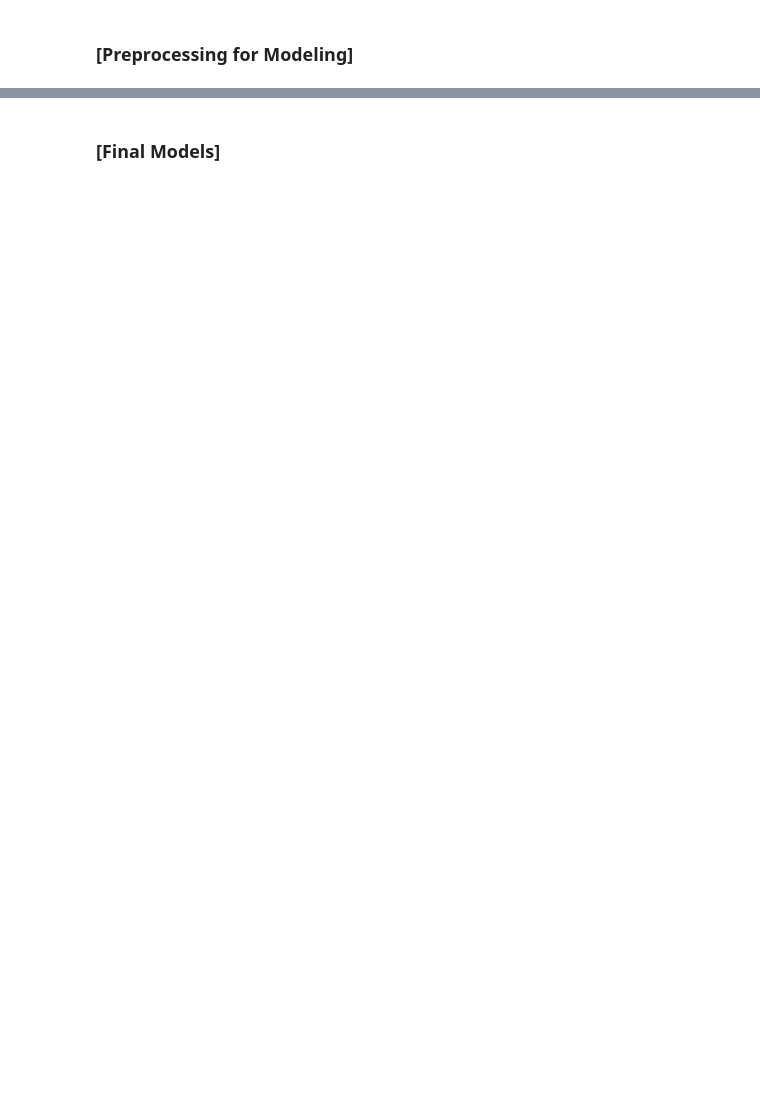
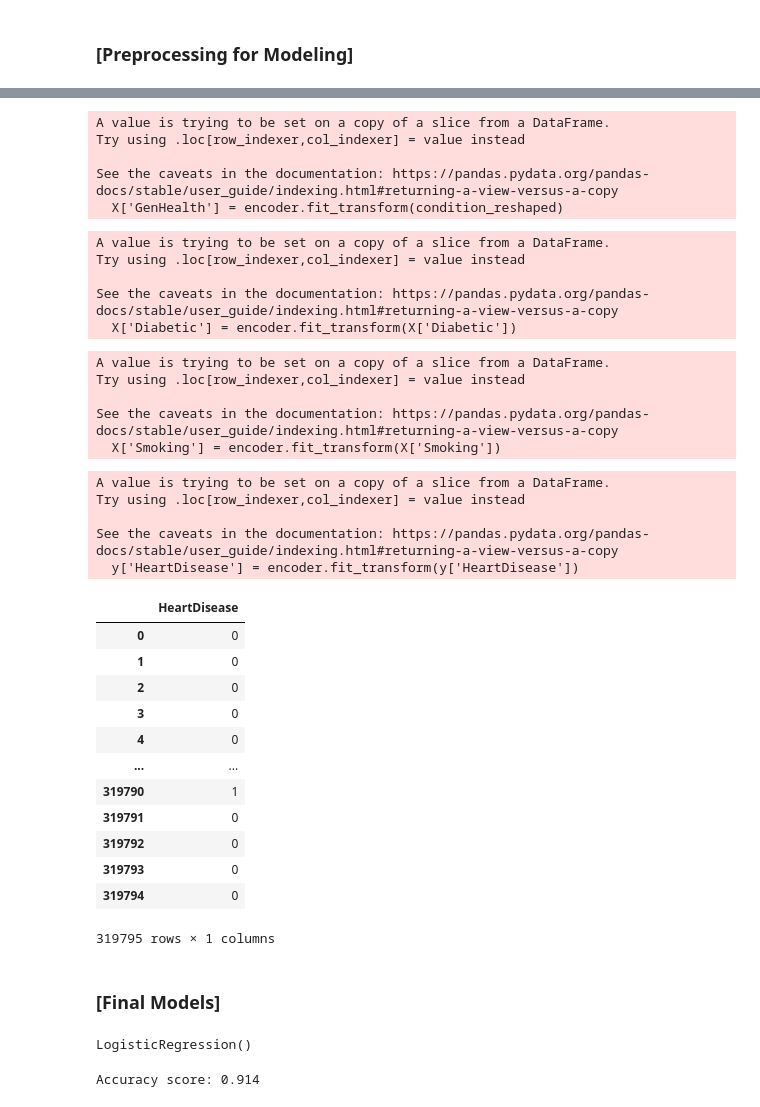
Before and after one commit to ChrisGarciaDS/HeartDisease, a Jupyter notebook: heartdisease.ipynb, the cells around one changed output, grey strips where cells are left out. Drawn from its saved outputs; the diff is of its cells as text; code cells hidden in the pictures; blank space fills up the shorter version.

```diff
--- a/heartdisease.ipynb
+++ b/heartdisease.ipynb
@@ -333,2 +353,66 @@ There are no highly correlated attributes. We can conclude to manually remove fe
+# %%
+# create encoder and set category order
+encoder = OrdinalEncoder(categories=[['Very good', 'Good', 'Excellent', 'Fair', 'Poor']])
+
+# reshape our feature
+condition_reshaped = X['GenHealth'].values.reshape(-1,1)
+
+# create new variable with assigned numbers
+X['GenHealth'] = encoder.fit_transform(condition_reshaped)
+# %% [output]
+A value is trying to be set on a copy of a slice from a DataFrame.
+Try using .loc[row_indexer,col_indexer] = value instead
+
+See the caveats in the documentation: https://pandas.pydata.org/pandas-docs/stable/user_guide/indexing.html#returning-a-view-versus-a-copy
+  X['GenHealth'] = encoder.fit_transform(condition_reshaped)
+# %%
+# create encoder
+encoder = LabelEncoder()
+
+# create new variable with assigned numbers
+X['Diabetic'] = encoder.fit_transform(X['Diabetic'])
+# %% [output]
+A value is trying to be set on a copy of a slice from a DataFrame.
+Try using .loc[row_indexer,col_indexer] = value instead
+
+See the caveats in the documentation: https://pandas.pydata.org/pandas-docs/stable/user_guide/indexing.html#returning-a-view-versus-a-copy
+  X['Diabetic'] = encoder.fit_transform(X['Diabetic'])
+# %%
+# create encoder
+encoder = LabelEncoder()
+
+# create new variable with assigned numbers
+X['Smoking'] = encoder.fit_transform(X['Smoking'])
+# %% [output]
+A value is trying to be set on a copy of a slice from a DataFrame.
+Try using .loc[row_indexer,col_indexer] = value instead
+
+See the caveats in the documentation: https://pandas.pydata.org/pandas-docs/stable/user_guide/indexing.html#returning-a-view-versus-a-copy
+  X['Smoking'] = encoder.fit_transform(X['Smoking'])
+# %%
+# create encoder
+encoder = LabelEncoder()
+
+# create new variable with assigned numbers
+y['HeartDisease'] = encoder.fit_transform(y['HeartDisease'])
+# %% [output]
+A value is trying to be set on a copy of a slice from a DataFrame.
+Try using .loc[row_indexer,col_indexer] = value instead
+
+See the caveats in the documentation: https://pandas.pydata.org/pandas-docs/stable/user_guide/indexing.html#returning-a-view-versus-a-copy
+  y['HeartDisease'] = encoder.fit_transform(y['HeartDisease'])
+|  | HeartDisease |
+| 0 | 0 |
+| 1 | 0 |
+| 2 | 0 |
+| 3 | 0 |
+| 4 | 0 |
+| ... | ... |
+| 319790 | 1 |
+| 319791 | 0 |
+| 319792 | 0 |
+| 319793 | 0 |
+| 319794 | 0 |
+319795 rows × 1 columns
 # %% [markdown]
 ### [Final Models]
@@ -334,0 +425,12 @@ There are no highly correlated attributes. We can conclude to manually remove fe
+# %%
+# fit model
+logreg.fit(X_train, y_train)
+# %% [output]
+LogisticRegression()
+# %%
+# check train and test
+# model accuracies
+score = logreg.score(X_test, y_test)
+print(f'Accuracy score: {score:.3f}')
+# %% [output]
+Accuracy score: 0.914
```
Also changed, not shown: parts of 27 cells of this notebook.
